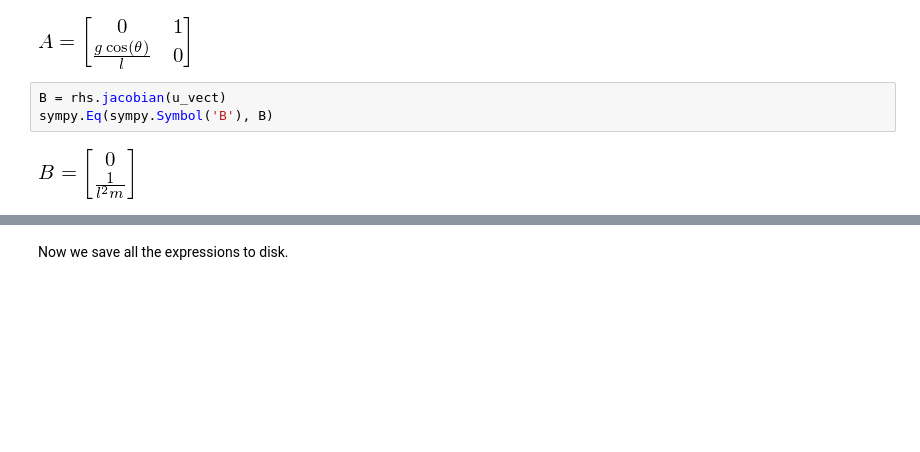
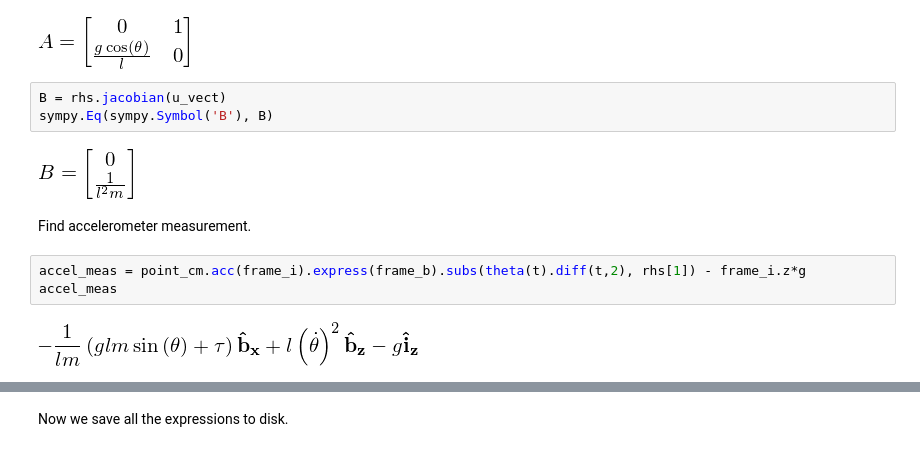
Before and after one commit to jgoppert/PX4-SIL, a Jupyter notebook: Pendulum.ipynb, the cells around one changed output, grey strips where cells are left out. Cells and saved outputs as stored; diff of their text form; blank space fills up the shorter version.

```diff
--- a/Pendulum.ipynb
+++ b/Pendulum.ipynb
@@ -61,3 +61,10 @@ B = rhs.jacobian(u_vect)
 sympy.Eq(sympy.Symbol('B'), B)
 # %% [output]
 [figure]
+# %% [markdown]
+Find accelerometer measurement.
+# %%
+accel_meas = point_cm.acc(frame_i).express(frame_b).subs(theta(t).diff(t,2), rhs[1]) - frame_i.z*g
+accel_meas
+# %% [output]
+[figure, added]
```
Also changed, not shown: parts of 8 cells of this notebook, 2 other files.
